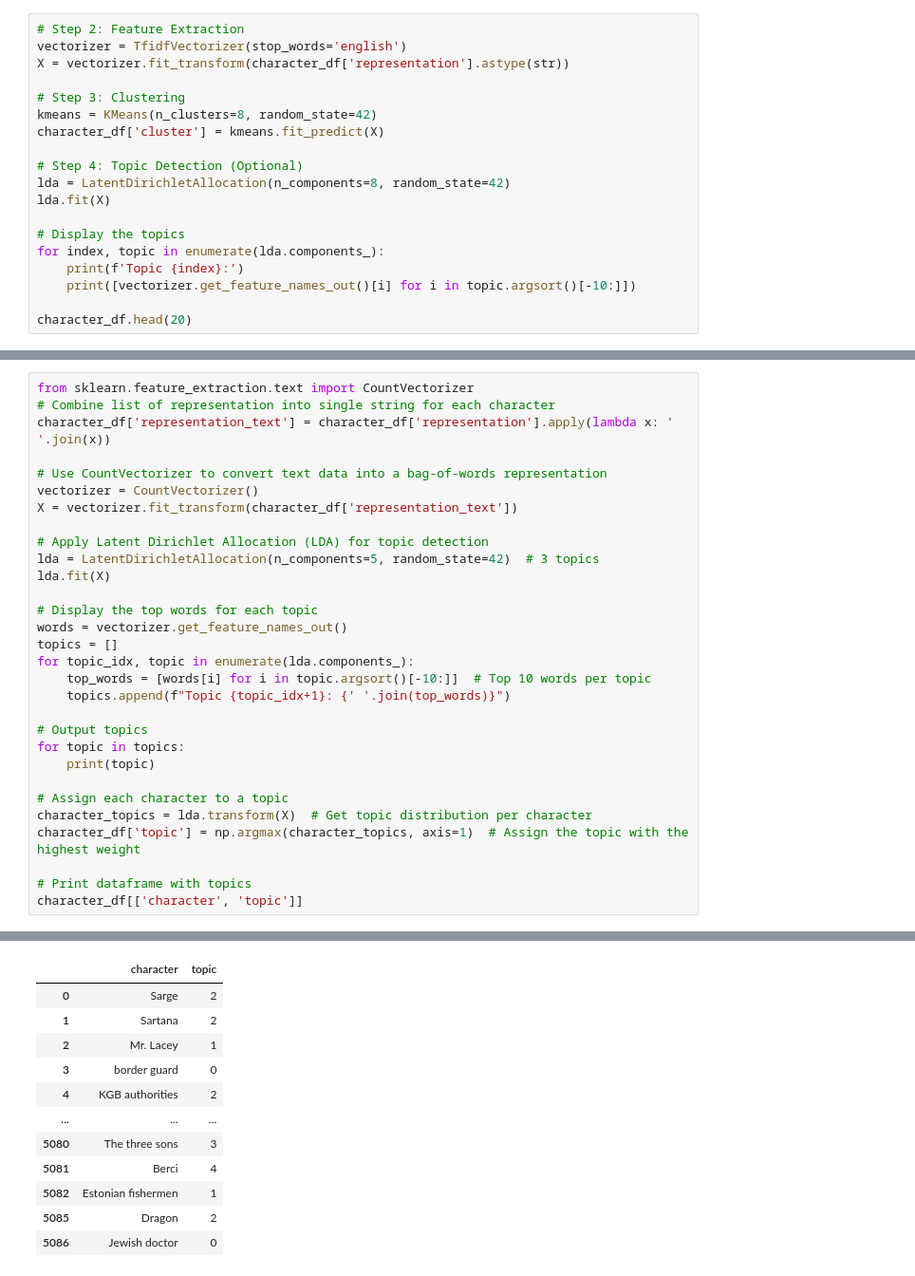
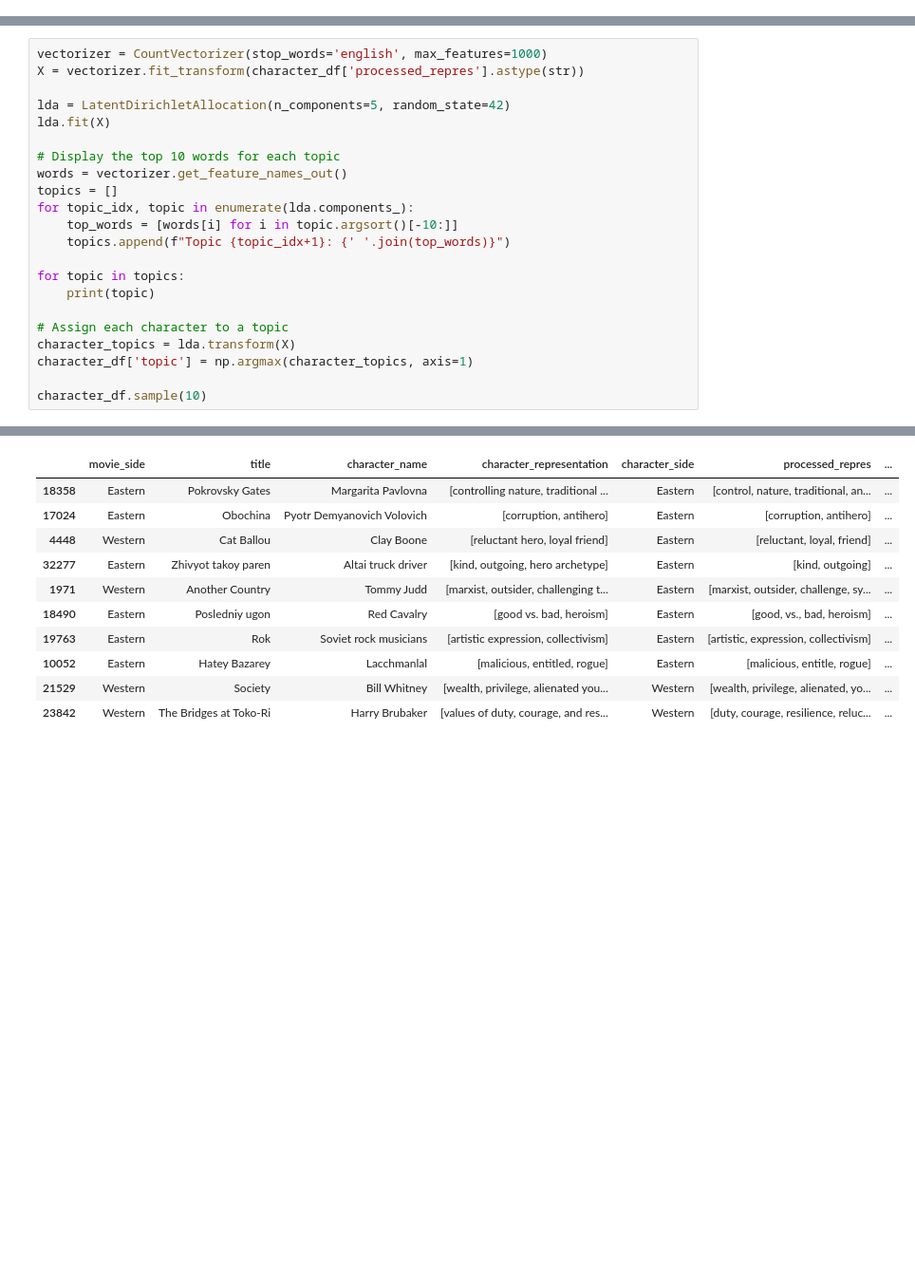
Before and after one commit to epfl-ada/ada-2024-project-datamigos, a Jupyter notebook: characters.ipynb, the cells around one changed output, grey strips where cells are left out. Shown at 95% size. Drawn from its saved outputs; the diff is of its cells as text; blank space fills up the shorter version.

Commit message:
Topic analysis for character. Can be enhanced but it's a good start.

```diff
--- a/characters.ipynb
+++ b/characters.ipynb
@@ -113,20 +218 @@ from sklearn.cluster import KMeans
 from sklearn.decomposition import LatentDirichletAllocation
-# %%
-# Step 2: Feature Extraction
-vectorizer = TfidfVectorizer(stop_words='english')
-X = vectorizer.fit_transform(character_df['representation'].astype(str))
-
-# Step 3: Clustering
-kmeans = KMeans(n_clusters=8, random_state=42)
-character_df['cluster'] = kmeans.fit_predict(X)
-
-# Step 4: Topic Detection (Optional)
-lda = LatentDirichletAllocation(n_components=8, random_state=42)
-lda.fit(X)
-
-# Display the topics
-for index, topic in enumerate(lda.components_):
-    print(f'Topic {index}:')
-    print([vectorizer.get_feature_names_out()[i] for i in topic.argsort()[-10:]])
-
-character_df.head(20)
@@ -182,31 +219,23 @@ Name: count, dtype: int64
 # %%
-from sklearn.feature_extraction.text import CountVectorizer
-# Combine list of representation into single string for each character
-character_df['representation_text'] = character_df['representation'].apply(lambda x: ' '.join(x))
+vectorizer = CountVectorizer(stop_words='english', max_features=1000)
+X = vectorizer.fit_transform(character_df['processed_repres'].astype(str))
 
-# Use CountVectorizer to convert text data into a bag-of-words representation
-vectorizer = CountVectorizer()
-X = vectorizer.fit_transform(character_df['representation_text'])
-
-# Apply Latent Dirichlet Allocation (LDA) for topic detection
-lda = LatentDirichletAllocation(n_components=5, random_state=42)  # 3 topics
+lda = LatentDirichletAllocation(n_components=5, random_state=42)
 lda.fit(X)
 
-# Display the top words for each topic
+# Display the top 10 words for each topic
 words = vectorizer.get_feature_names_out()
 topics = []
 for topic_idx, topic in enumerate(lda.components_):
-    top_words = [words[i] for i in topic.argsort()[-10:]]  # Top 10 words per topic
+    top_words = [words[i] for i in topic.argsort()[-10:]]
     topics.append(f"Topic {topic_idx+1}: {' '.join(top_words)}")
 
-# Output topics
 for topic in topics:
     print(topic)
 
 # Assign each character to a topic
-character_topics = lda.transform(X)  # Get topic distribution per character
-character_df['topic'] = np.argmax(character_topics, axis=1)  # Assign the topic with the highest weight
+character_topics = lda.transform(X)
+character_df['topic'] = np.argmax(character_topics, axis=1)
 
-# Print dataframe with topics
-character_df[['character', 'topic']]
+character_df.sample(10)
 # %% [output]
@@ -218,12 +247,11 @@ Topic 5: individualism figure innocence survival romantic love antihero tragic a
-|  | character | topic |
-| 0 | Sarge | 2 |
-| 1 | Sartana | 2 |
-| 2 | Mr. Lacey | 1 |
-| 3 | border guard | 0 |
-| 4 | KGB authorities | 2 |
-| ... | ... | ... |
-| 5080 | The three sons | 3 |
-| 5081 | Berci | 4 |
-| 5082 | Estonian fishermen | 1 |
-| 5085 | Dragon | 2 |
-| 5086 | Jewish doctor | 0 |
+|  | movie_side | title | character_name | character_representation | character_side | processed_repres | ... |
+| 18358 | Eastern | Pokrovsky Gates | Margarita Pavlovna | [controlling nature, traditional ... | Eastern | [control, nature, traditional, an... | ... |
+| 17024 | Eastern | Obochina | Pyotr Demyanovich Volovich | [corruption, antihero] | Eastern | [corruption, antihero] | ... |
+| 4448 | Western | Cat Ballou | Clay Boone | [reluctant hero, loyal friend] | Eastern | [reluctant, loyal, friend] | ... |
+| 32277 | Eastern | Zhivyot takoy paren | Altai truck driver | [kind, outgoing, hero archetype] | Eastern | [kind, outgoing] | ... |
+| 1971 | Western | Another Country | Tommy Judd | [marxist, outsider, challenging t... | Eastern | [marxist, outsider, challenge, sy... | ... |
+| 18490 | Eastern | Posledniy ugon | Red Cavalry | [good vs. bad, heroism] | Eastern | [good, vs., bad, heroism] | ... |
+| 19763 | Eastern | Rok | Soviet rock musicians | [artistic expression, collectivism] | Eastern | [artistic, expression, collectivism] | ... |
+| 10052 | Eastern | Hatey Bazarey | Lacchmanlal | [malicious, entitled, rogue] | Eastern | [malicious, entitle, rogue] | ... |
+| 21529 | Western | Society | Bill Whitney | [wealth, privilege, alienated you... | Western | [wealth, privilege, alienated, yo... | ... |
+| 23842 | Western | The Bridges at Toko-Ri | Harry Brubaker | [values of duty, courage, and res... | Western | [duty, courage, resilience, reluc... | ... |
```
Also changed, not shown: parts of 22 cells of this notebook.
